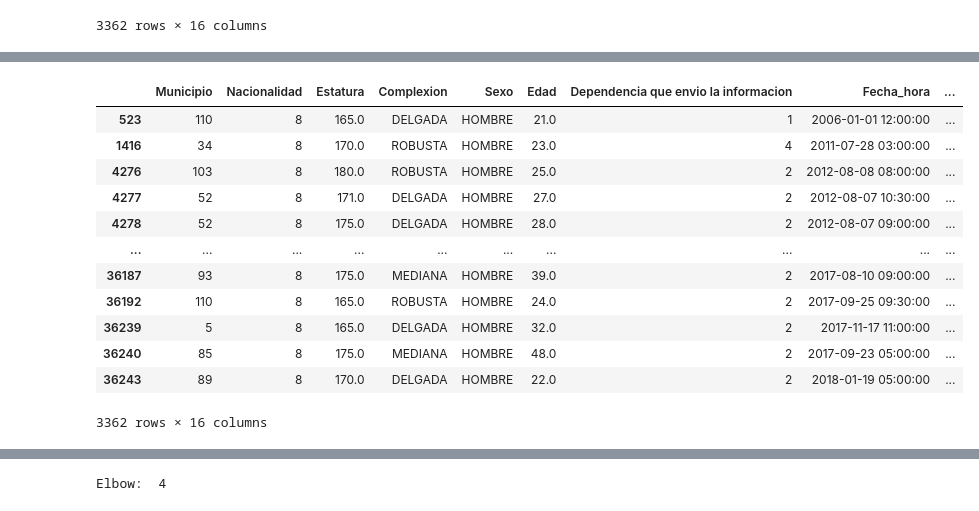
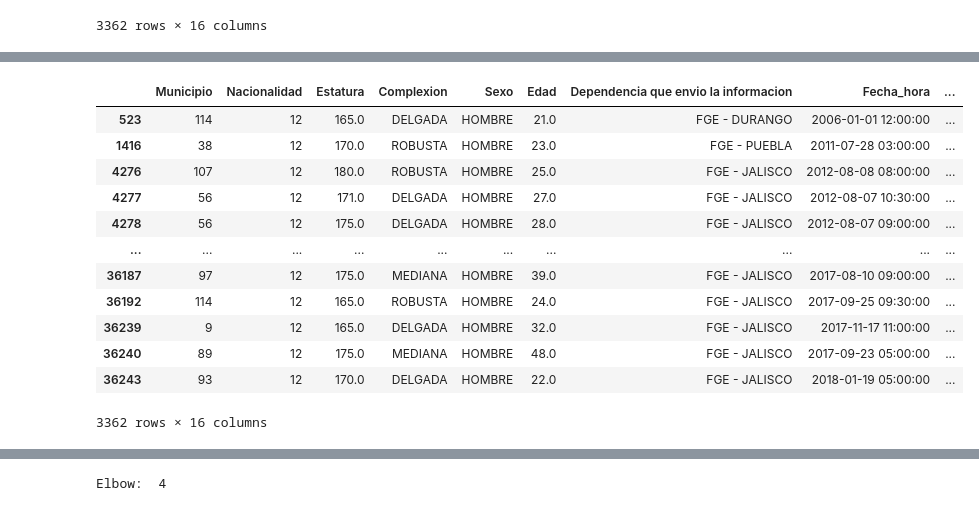
Before and after one commit to mafer-saes01/Proyecto_ASE, a Jupyter notebook: ProyectoASE.ipynb, the cells around one changed output, grey strips where cells are left out. Saved outputs shown, nothing was run; the diff lists cells and outputs as text; code cells hidden in the pictures.

```diff
--- a/ProyectoASE.ipynb
+++ b/ProyectoASE.ipynb
@@ -458,0 +485,5 @@ age_distr.transpose()
+# %%
+jalisco_df[jalisco_df["Estatura"]==70]=170
+jalisco_df[jalisco_df["Estatura"]==80]=180
+jalisco_df[jalisco_df["Estatura"]==95]=195
+jalisco_df[jalisco_df["Estatura"]==5000]=jalisco_df["Estatura"].mean()
@@ -643,23 +719,26 @@ jalisco_df
 # %%
 encoder = LabelEncoder()
 
+jalisco_df["Municipio"] = jalisco_df["Municipio"].astype(str)
+jalisco_df["Nacionalidad"] = jalisco_df["Nacionalidad"].astype(str)
+jalisco_df["Rango de Edad"] = jalisco_df["Rango de Edad"].astype(str)
+
 jalisco_df['Municipio'] = encoder.fit_transform(jalisco_df['Municipio'])
 jalisco_df['Nacionalidad'] = encoder.fit_transform(jalisco_df['Nacionalidad'])
-jalisco_df['Dependencia que envio la informacion'] = encoder.fit_transform(jalisco_df['Dependencia que envio la informacion'])
 jalisco_df['Rango de Edad'] = encoder.fit_transform(jalisco_df['Rango de Edad'])
 jalisco_df
 # %% [output]
 |  | Municipio | Nacionalidad | Estatura | Complexion | Sexo | Edad | Dependencia que envio la informacion | Fecha_hora | ... |
-| 523 | 110 | 8 | 165.0 | DELGADA | HOMBRE | 21.0 | 1 | 2006-01-01 12:00:00 | ... |
-| 1416 | 34 | 8 | 170.0 | ROBUSTA | HOMBRE | 23.0 | 4 | 2011-07-28 03:00:00 | ... |
-| 4276 | 103 | 8 | 180.0 | ROBUSTA | HOMBRE | 25.0 | 2 | 2012-08-08 08:00:00 | ... |
-| 4277 | 52 | 8 | 171.0 | DELGADA | HOMBRE | 27.0 | 2 | 2012-08-07 10:30:00 | ... |
-| 4278 | 52 | 8 | 175.0 | DELGADA | HOMBRE | 28.0 | 2 | 2012-08-07 09:00:00 | ... |
+| 523 | 114 | 12 | 165.0 | DELGADA | HOMBRE | 21.0 | FGE - DURANGO | 2006-01-01 12:00:00 | ... |
+| 1416 | 38 | 12 | 170.0 | ROBUSTA | HOMBRE | 23.0 | FGE - PUEBLA | 2011-07-28 03:00:00 | ... |
+| 4276 | 107 | 12 | 180.0 | ROBUSTA | HOMBRE | 25.0 | FGE - JALISCO | 2012-08-08 08:00:00 | ... |
+| 4277 | 56 | 12 | 171.0 | DELGADA | HOMBRE | 27.0 | FGE - JALISCO | 2012-08-07 10:30:00 | ... |
+| 4278 | 56 | 12 | 175.0 | DELGADA | HOMBRE | 28.0 | FGE - JALISCO | 2012-08-07 09:00:00 | ... |
 | ... | ... | ... | ... | ... | ... | ... | ... | ... | ... |
-| 36187 | 93 | 8 | 175.0 | MEDIANA | HOMBRE | 39.0 | 2 | 2017-08-10 09:00:00 | ... |
-| 36192 | 110 | 8 | 165.0 | ROBUSTA | HOMBRE | 24.0 | 2 | 2017-09-25 09:30:00 | ... |
-| 36239 | 5 | 8 | 165.0 | DELGADA | HOMBRE | 32.0 | 2 | 2017-11-17 11:00:00 | ... |
-| 36240 | 85 | 8 | 175.0 | MEDIANA | HOMBRE | 48.0 | 2 | 2017-09-23 05:00:00 | ... |
-| 36243 | 89 | 8 | 170.0 | DELGADA | HOMBRE | 22.0 | 2 | 2018-01-19 05:00:00 | ... |
+| 36187 | 97 | 12 | 175.0 | MEDIANA | HOMBRE | 39.0 | FGE - JALISCO | 2017-08-10 09:00:00 | ... |
+| 36192 | 114 | 12 | 165.0 | ROBUSTA | HOMBRE | 24.0 | FGE - JALISCO | 2017-09-25 09:30:00 | ... |
+| 36239 | 9 | 12 | 165.0 | DELGADA | HOMBRE | 32.0 | FGE - JALISCO | 2017-11-17 11:00:00 | ... |
+| 36240 | 89 | 12 | 175.0 | MEDIANA | HOMBRE | 48.0 | FGE - JALISCO | 2017-09-23 05:00:00 | ... |
+| 36243 | 93 | 12 | 170.0 | DELGADA | HOMBRE | 22.0 | FGE - JALISCO | 2018-01-19 05:00:00 | ... |
 3362 rows × 16 columns
 # %%
```
Also changed, not shown: parts of 68 cells of this notebook.
